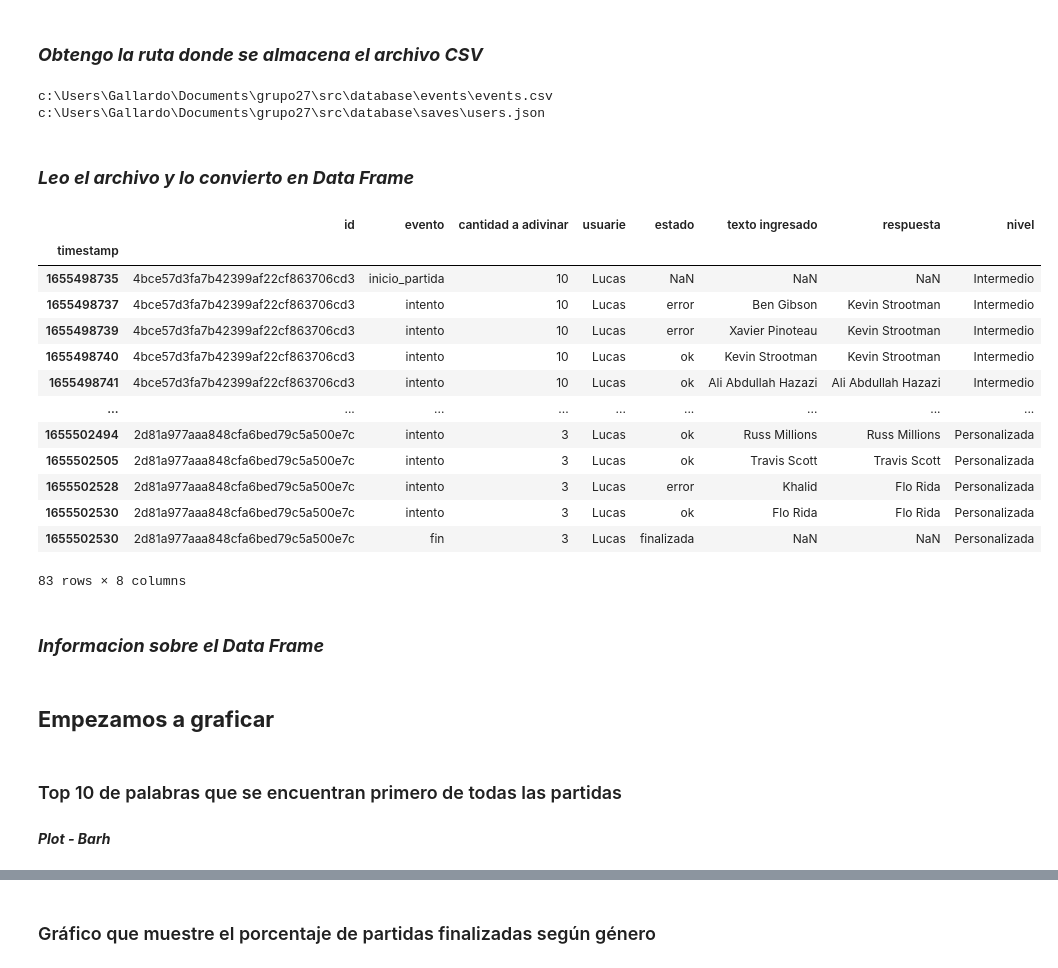
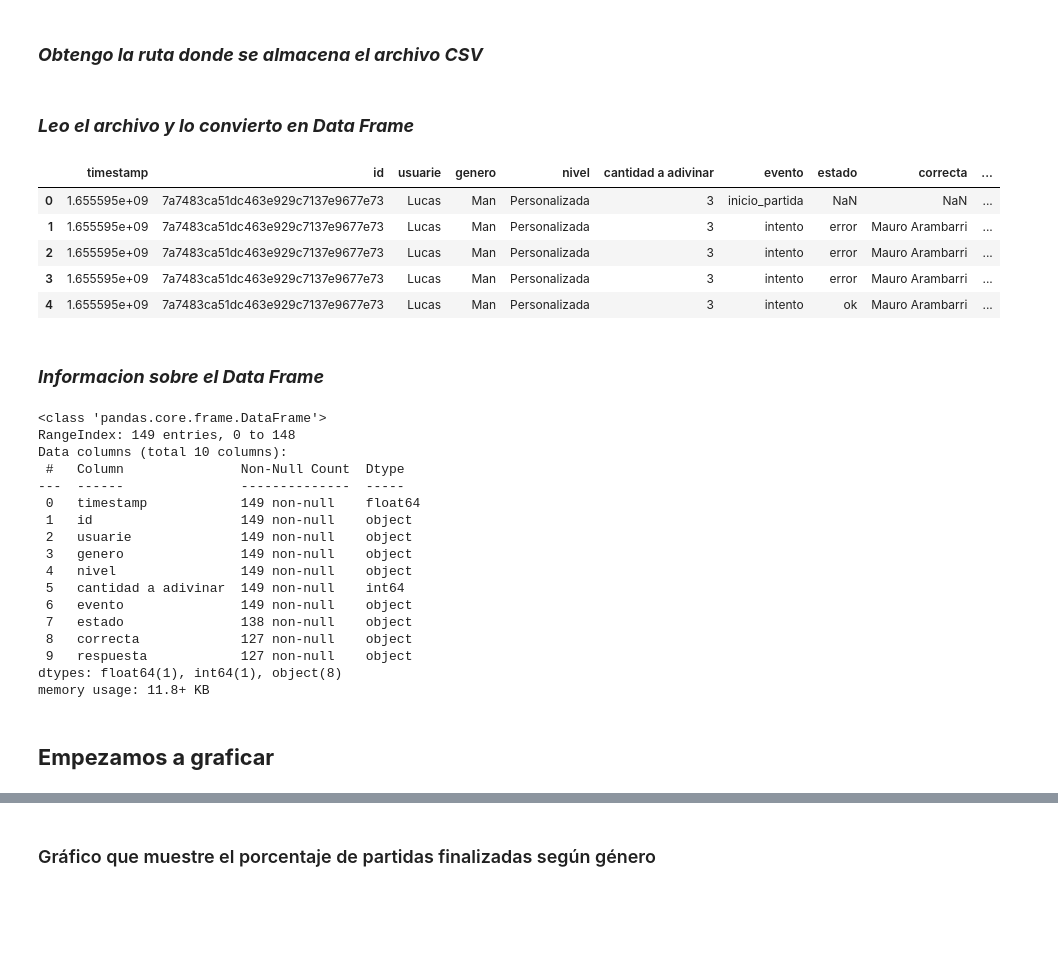
Before and after one commit to josu-dev/FiguRace, a Jupyter notebook: analysis_section/data_analysis.ipynb, the cells around one changed output, grey strips where cells are left out. Cells and saved outputs as stored; diff of their text form; code cells hidden in the pictures; blank space fills up the shorter version.

```diff
--- a/analysis_section/data_analysis.ipynb
+++ b/analysis_section/data_analysis.ipynb
@@ -23,42 +22,44 @@ import os
 # %%
 FOLDER_PATH = os.path.abspath('..')
 EVENTS_PATH =  os.path.join(FOLDER_PATH,'src','database','events','events.csv')
-print(EVENTS_PATH)
 USERS_JSON_PATH = os.path.join(FOLDER_PATH,'src','database','saves','users.json')
-print(USERS_JSON_PATH)
-# %% [output]
-c:\Users\Gallardo\Documents\grupo27\src\database\events\events.csv
-c:\Users\Gallardo\Documents\grupo27\src\database\saves\users.json
 # %% [markdown]
 ### ***Leo el archivo y lo convierto en Data Frame***
 # %%
 if not os.path.exists(EVENTS_PATH):
     data_frame = pd.DataFrame(columns= ["timestamp","id","evento","cantidad a adivinar","usuarie","estado","texto ingresado","respuesta","nivel"])
     print('No se encontro ningun registro de partidas...')
 else:
-    DATA_FRAME = pd.read_csv(EVENTS_PATH,encoding='utf-8',index_col='timestamp')
-DATA_FRAME
+    DATA_FRAME = pd.read_csv(EVENTS_PATH,encoding='utf-8')
+DATA_FRAME.head()
 # %% [output]
-|  | id | evento | cantidad a adivinar | usuarie | estado | texto ingresado | respuesta | nivel |
-| timestamp |  |  |  |  |  |  |  |  |
-| 1655498735 | 4bce57d3fa7b42399af22cf863706cd3 | inicio_partida | 10 | Lucas | NaN | NaN | NaN | Intermedio |
-| 1655498737 | 4bce57d3fa7b42399af22cf863706cd3 | intento | 10 | Lucas | error | Ben Gibson | Kevin Strootman | Intermedio |
-| 1655498739 | 4bce57d3fa7b42399af22cf863706cd3 | intento | 10 | Lucas | error | Xavier Pinoteau | Kevin Strootman | Intermedio |
-| 1655498740 | 4bce57d3fa7b42399af22cf863706cd3 | intento | 10 | Lucas | ok | Kevin Strootman | Kevin Strootman | Intermedio |
-| 1655498741 | 4bce57d3fa7b42399af22cf863706cd3 | intento | 10 | Lucas | ok | Ali Abdullah Hazazi | Ali Abdullah Hazazi | Intermedio |
-| ... | ... | ... | ... | ... | ... | ... | ... | ... |
-| 1655502494 | 2d81a977aaa848cfa6bed79c5a500e7c | intento | 3 | Lucas | ok | Russ Millions | Russ Millions | Personalizada |
-| 1655502505 | 2d81a977aaa848cfa6bed79c5a500e7c | intento | 3 | Lucas | ok | Travis Scott | Travis Scott | Personalizada |
-| 1655502528 | 2d81a977aaa848cfa6bed79c5a500e7c | intento | 3 | Lucas | error | Khalid | Flo Rida | Personalizada |
-| 1655502530 | 2d81a977aaa848cfa6bed79c5a500e7c | intento | 3 | Lucas | ok | Flo Rida | Flo Rida | Personalizada |
-| 1655502530 | 2d81a977aaa848cfa6bed79c5a500e7c | fin | 3 | Lucas | finalizada | NaN | NaN | Personalizada |
+|  | timestamp | id | usuarie | genero | nivel | cantidad a adivinar | evento | estado | correcta | ... |
+| 0 | 1.655595e+09 | 7a7483ca51dc463e929c7137e9677e73 | Lucas | Man | Personalizada | 3 | inicio_partida | NaN | NaN | ... |
+| 1 | 1.655595e+09 | 7a7483ca51dc463e929c7137e9677e73 | Lucas | Man | Personalizada | 3 | intento | error | Mauro Arambarri | ... |
+| 2 | 1.655595e+09 | 7a7483ca51dc463e929c7137e9677e73 | Lucas | Man | Personalizada | 3 | intento | error | Mauro Arambarri | ... |
+| 3 | 1.655595e+09 | 7a7483ca51dc463e929c7137e9677e73 | Lucas | Man | Personalizada | 3 | intento | error | Mauro Arambarri | ... |
+| 4 | 1.655595e+09 | 7a7483ca51dc463e929c7137e9677e73 | Lucas | Man | Personalizada | 3 | intento | ok | Mauro Arambarri | ... |
-83 rows × 8 columns
 # %% [markdown]
 ### ***Informacion sobre el Data Frame***
 # %%
 DATA_FRAME.info()
+# %% [output]
+<class 'pandas.core.frame.DataFrame'>
+RangeIndex: 149 entries, 0 to 148
+Data columns (total 10 columns):
+ #   Column               Non-Null Count  Dtype
+---  ------               --------------  -----
+ 0   timestamp            149 non-null    float64
+ 1   id                   149 non-null    object
+ 2   usuarie              149 non-null    object
+ 3   genero               149 non-null    object
+ 4   nivel                149 non-null    object
+ 5   cantidad a adivinar  149 non-null    int64
+ 6   evento               149 non-null    object
+ 7   estado               138 non-null    object
+ 8   correcta             127 non-null    object
+ 9   respuesta            127 non-null    object
+dtypes: float64(1), int64(1), object(8)
+memory usage: 11.8+ KB
 # %% [markdown]
 ## **Empezamos a graficar**
-# %% [markdown]
-### Top 10 de palabras que se encuentran primero de todas las partidas
-#### ***Plot - Barh***
```
Also changed, not shown: parts of 30 cells of this notebook, 1 other file.
